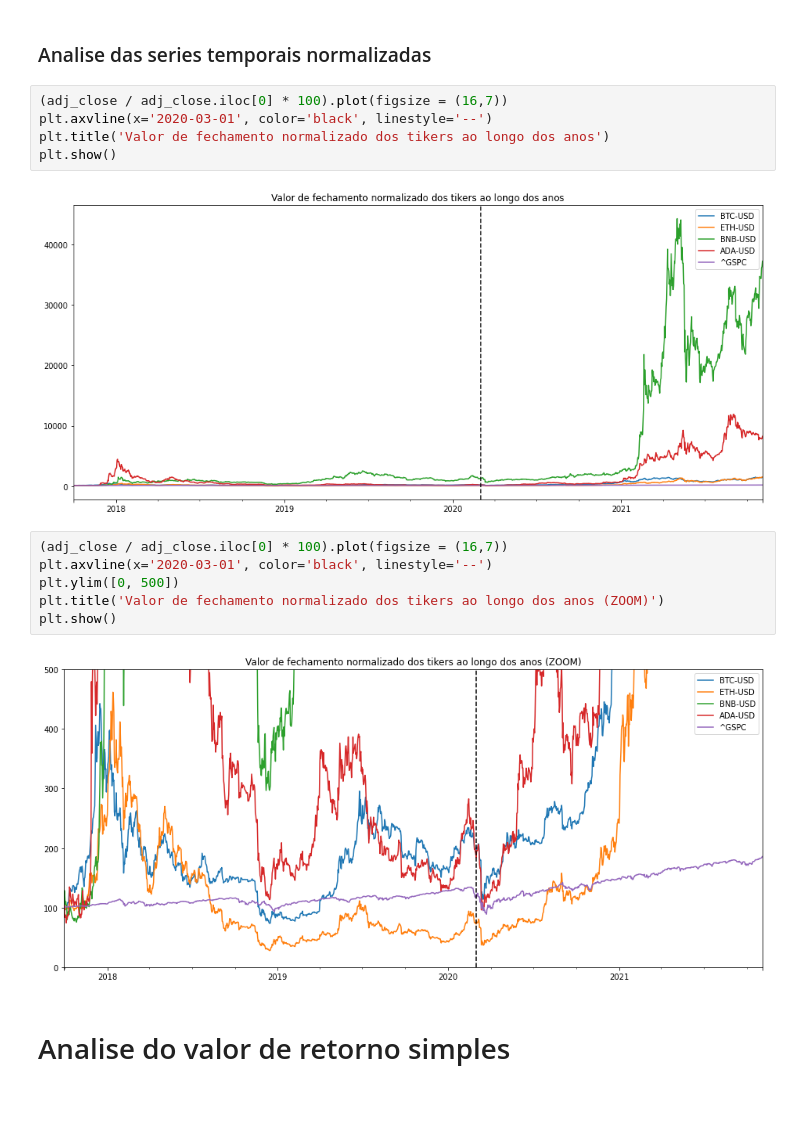
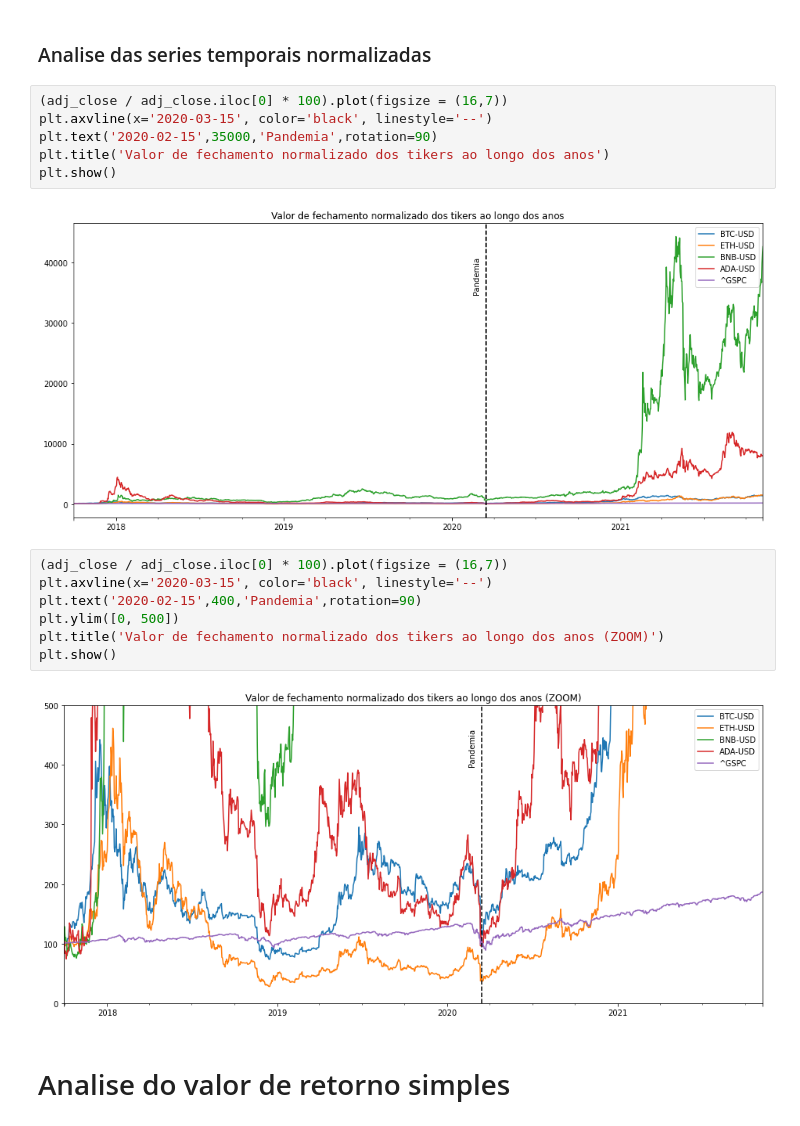
Before and after one commit to alexfrederico/CryptocurrencyFinancialAnalysis, a Jupyter notebook: Cryptocurrency financial analysis.ipynb, the cells around one changed output. Drawn from its saved outputs; the diff is of its cells as text.

```diff
--- a/Cryptocurrency financial analysis.ipynb
+++ b/Cryptocurrency financial analysis.ipynb
@@ -319,19 +394,21 @@ plt.show()
 ### Analise das series temporais normalizadas
 # %%
 (adj_close / adj_close.iloc[0] * 100).plot(figsize = (16,7))
-plt.axvline(x='2020-03-01', color='black', linestyle='--')
+plt.axvline(x='2020-03-15', color='black', linestyle='--')
+plt.text('2020-02-15',35000,'Pandemia',rotation=90)
 plt.title('Valor de fechamento normalizado dos tikers ao longo dos anos')
 plt.show()
 # %% [output]
-[figure, old version]
+[figure, new version]
 # %%
 (adj_close / adj_close.iloc[0] * 100).plot(figsize = (16,7))
-plt.axvline(x='2020-03-01', color='black', linestyle='--')
+plt.axvline(x='2020-03-15', color='black', linestyle='--')
+plt.text('2020-02-15',400,'Pandemia',rotation=90)
 plt.ylim([0, 500])
 plt.title('Valor de fechamento normalizado dos tikers ao longo dos anos (ZOOM)')
 plt.show()
 # %% [output]
-[figure, old version]
+[figure, new version]
 # %% [markdown]
 # Analise do valor de retorno simples
 # %%
```
Also changed, not shown: parts of 51 cells of this notebook.
